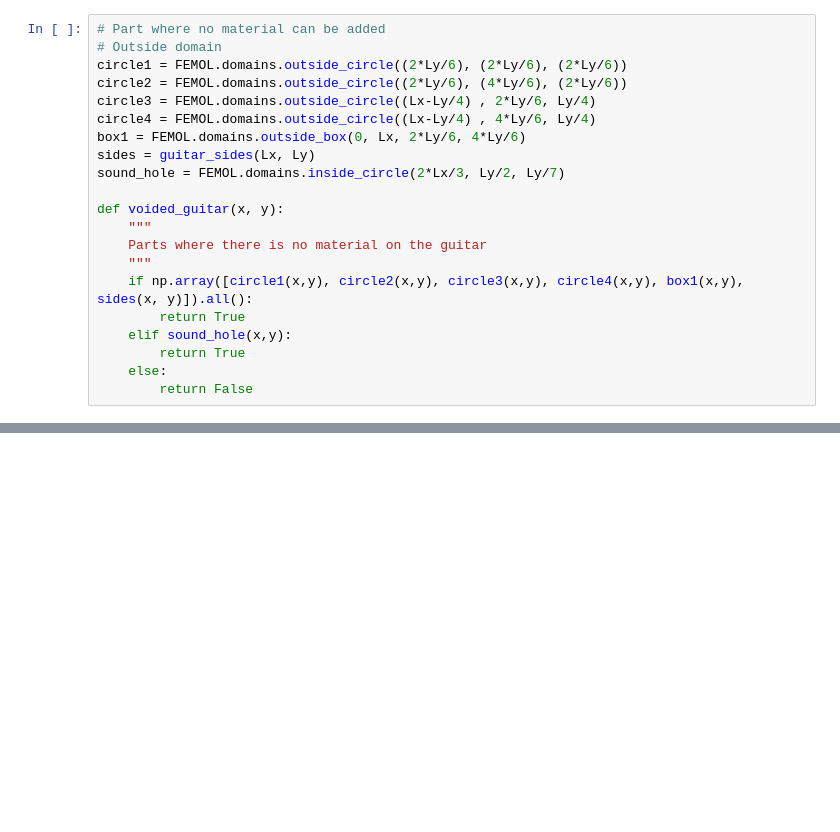
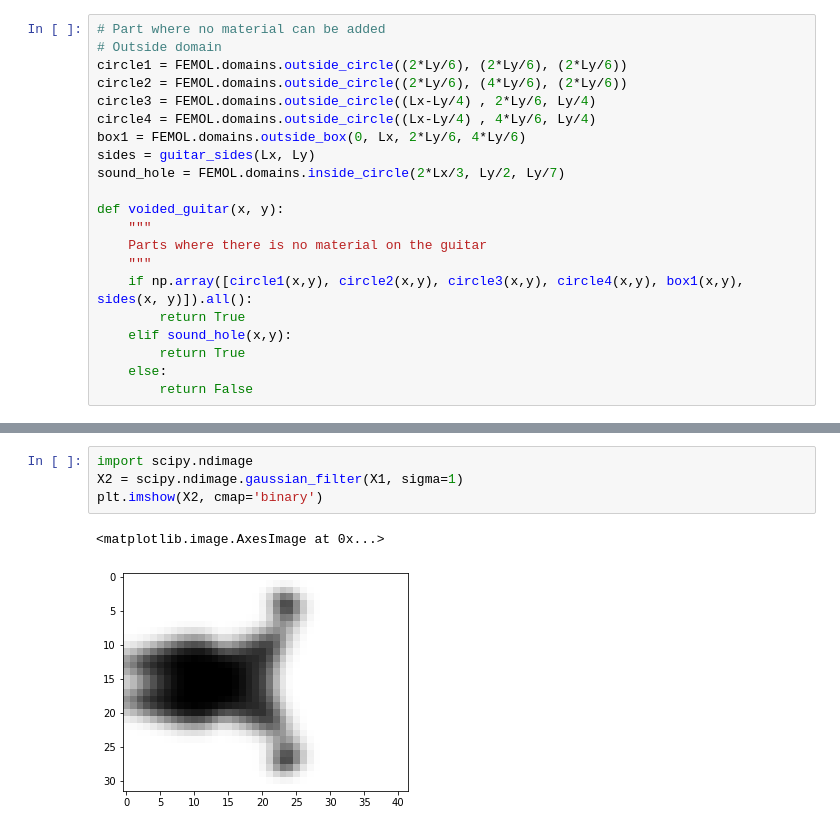
Before and after one commit to olivecha/FEMOL, a Jupyter notebook: DEV_Notebook.ipynb, the cells around one changed output, grey strips where cells are left out. Drawn from its saved outputs; the diff is of its cells as text; blank space fills up the shorter version.

```diff
--- a/DEV_Notebook.ipynb
+++ b/DEV_Notebook.ipynb
@@ -171,0 +183,7 @@ mesh.plot.cell_data('X', )
+# %%
+import scipy.ndimage
+X2 = scipy.ndimage.gaussian_filter(X1, sigma=1)
+plt.imshow(X2, cmap='binary')
+# %% [output]
+<matplotlib.image.AxesImage at 0x...>
+[figure, added]
```
Also changed, not shown: parts of 9 cells of this notebook.
